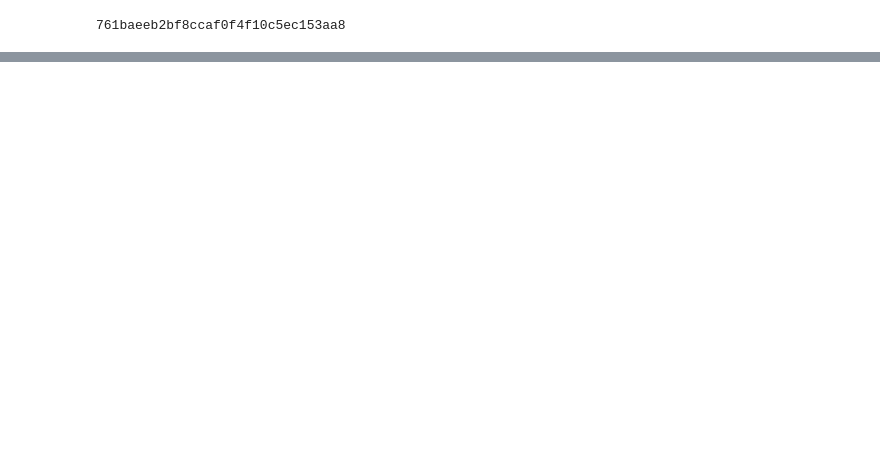
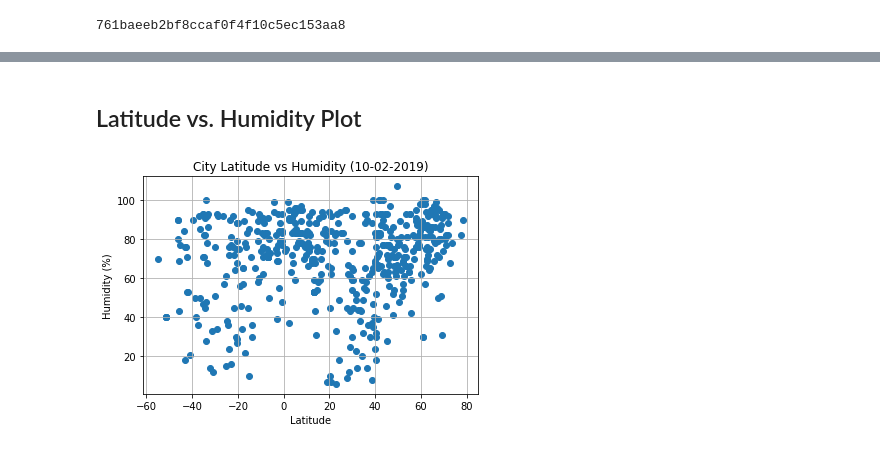
Before and after one commit to vicaterina/python-api-challenge, a Jupyter notebook: WeatherPy/WeatherPy.ipynb, the cells around one changed output, grey strips where cells are left out. Saved outputs shown, nothing was run; the diff lists cells and outputs as text; code cells hidden in the pictures; blank space fills up the shorter version.

```diff
--- a/WeatherPy/WeatherPy.ipynb
+++ b/WeatherPy/WeatherPy.ipynb
@@ -108,0 +220,25 @@ plt.show()
+# %% [markdown]
+ ## Latitude vs. Humidity Plot
+# %%
+ # Build a scatter plot for each data type
+plt.scatter(weather_data["Lat"], weather_data["Humidity"], marker="o")
+
+# Grab date of analysis Assistance from StackOverflow
+#https://stackoverflow.com/questions/3682748/converting-unix-timestamp-string-to-readable-date
+
+timestamp = weather_data['Date'].iloc[0]
+ts=datetime.utcfromtimestamp(timestamp).strftime('%m-%d-%Y')
+
+# Incorporate the other graph properties
+plt.title(f"City Latitude vs Humidity ({ts})")
+plt.ylabel("Humidity (%)")
+plt.xlabel("Latitude")
+plt.grid(True)
+
+# Save the figure
+plt.savefig("CityLat_vs_Humidity.png")
+
+# Show plot
+plt.show()
+# %% [output]
+[figure, added]
```
Also changed, not shown: parts of 25 cells of this notebook, 5 other files.
